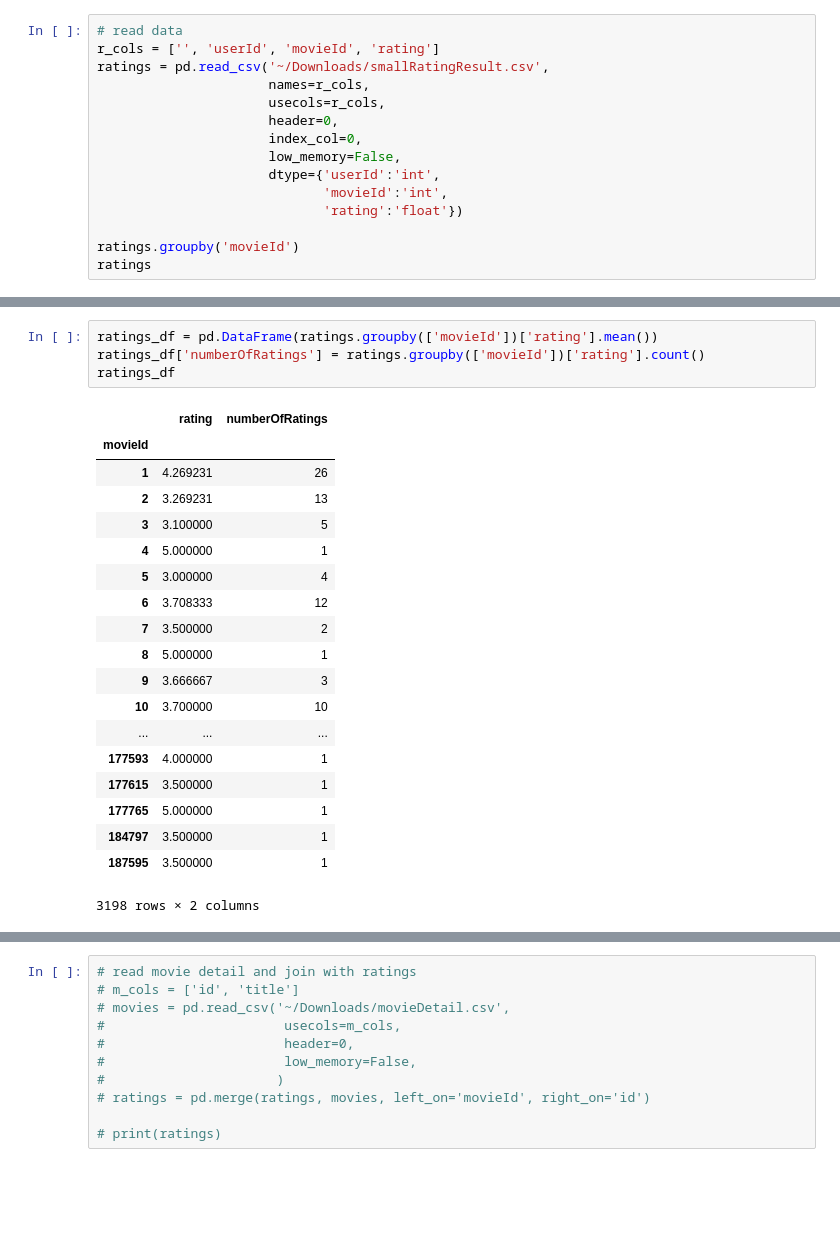
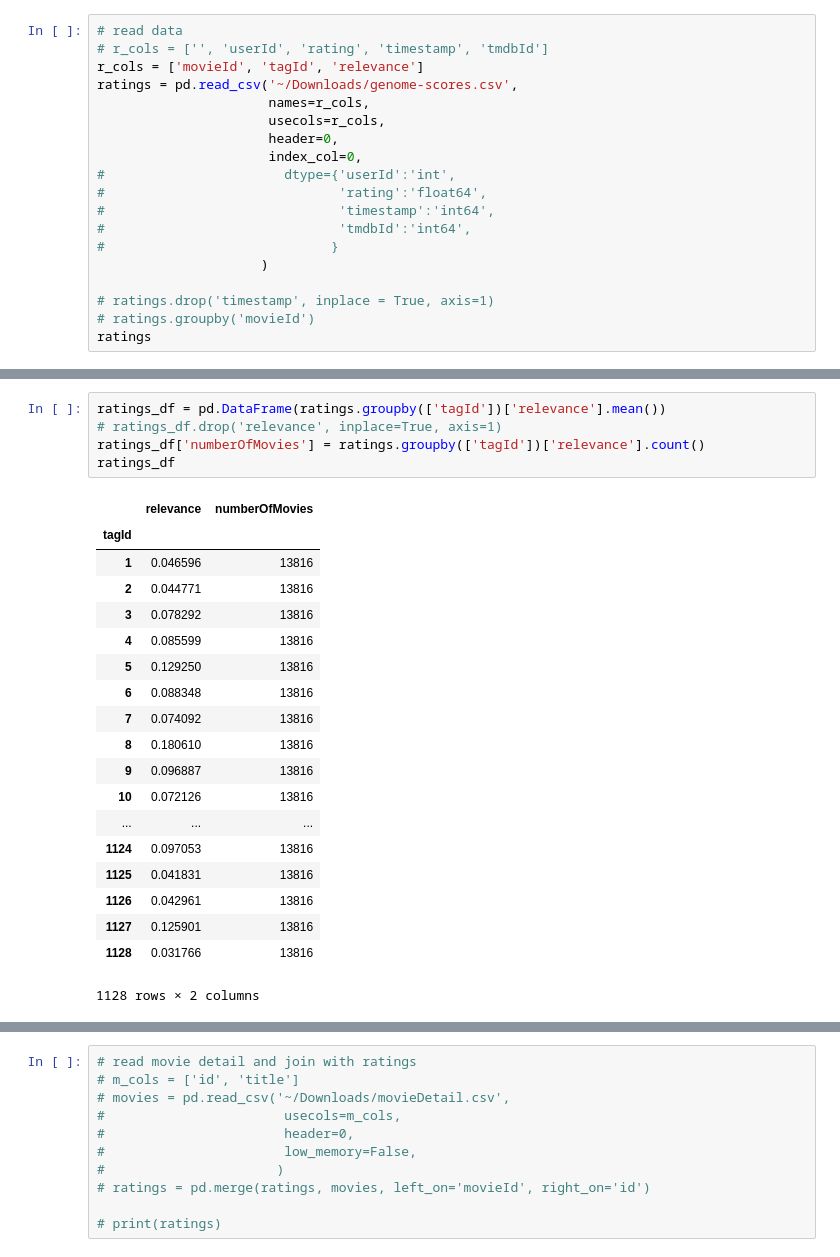
Before and after one commit to LJWill/MRS, a Jupyter notebook: itemCF.ipynb, the cells around one changed output, grey strips where cells are left out. Drawn from its saved outputs; the diff is of its cells as text; blank space fills up the shorter version.

```diff
--- a/itemCF.ipynb
+++ b/itemCF.ipynb
@@ -6,17 +7,21 @@ import seaborn as sns
 # from scipy.spatial.distance import cosine, correlation
 # %%
 # read data
-r_cols = ['', 'userId', 'movieId', 'rating']
-ratings = pd.read_csv('~/Downloads/smallRatingResult.csv',
+# r_cols = ['', 'userId', 'rating', 'timestamp', 'tmdbId']
+r_cols = ['movieId', 'tagId', 'relevance']
+ratings = pd.read_csv('~/Downloads/genome-scores.csv',
                       names=r_cols,
                       usecols=r_cols,
                       header=0,
                       index_col=0,
-                      low_memory=False,
-                      dtype={'userId':'int',
-                             'movieId':'int',
-                             'rating':'float'})
+#                       dtype={'userId':'int',
+#                              'rating':'float64',
+#                              'timestamp':'int64',
+#                              'tmdbId':'int64',
+#                             }
+                     )
 
-ratings.groupby('movieId')
+# ratings.drop('timestamp', inplace = True, axis=1)
+# ratings.groupby('movieId')
 ratings
 # %% [output]
@@ -42,25 +56,26 @@ ratings
 # %%
-ratings_df = pd.DataFrame(ratings.groupby(['movieId'])['rating'].mean())
-ratings_df['numberOfRatings'] = ratings.groupby(['movieId'])['rating'].count()
+ratings_df = pd.DataFrame(ratings.groupby(['tagId'])['relevance'].mean())
+# ratings_df.drop('relevance', inplace=True, axis=1)
+ratings_df['numberOfMovies'] = ratings.groupby(['tagId'])['relevance'].count()
 ratings_df
 # %% [output]
-|  | rating | numberOfRatings |
-| movieId |  |  |
-| 1 | 4.269231 | 26 |
-| 2 | 3.269231 | 13 |
-| 3 | 3.100000 | 5 |
-| 4 | 5.000000 | 1 |
-| 5 | 3.000000 | 4 |
-| 6 | 3.708333 | 12 |
-| 7 | 3.500000 | 2 |
-| 8 | 5.000000 | 1 |
-| 9 | 3.666667 | 3 |
-| 10 | 3.700000 | 10 |
+|  | relevance | numberOfMovies |
+| tagId |  |  |
+| 1 | 0.046596 | 13816 |
+| 2 | 0.044771 | 13816 |
+| 3 | 0.078292 | 13816 |
+| 4 | 0.085599 | 13816 |
+| 5 | 0.129250 | 13816 |
+| 6 | 0.088348 | 13816 |
+| 7 | 0.074092 | 13816 |
+| 8 | 0.180610 | 13816 |
+| 9 | 0.096887 | 13816 |
+| 10 | 0.072126 | 13816 |
 | ... | ... | ... |
-| 177593 | 4.000000 | 1 |
-| 177615 | 3.500000 | 1 |
-| 177765 | 5.000000 | 1 |
-| 184797 | 3.500000 | 1 |
-| 187595 | 3.500000 | 1 |
+| 1124 | 0.097053 | 13816 |
+| 1125 | 0.041831 | 13816 |
+| 1126 | 0.042961 | 13816 |
+| 1127 | 0.125901 | 13816 |
+| 1128 | 0.031766 | 13816 |
-3198 rows × 2 columns
+1128 rows × 2 columns
 # %%
```
Also changed, not shown: parts of 6 cells of this notebook.
